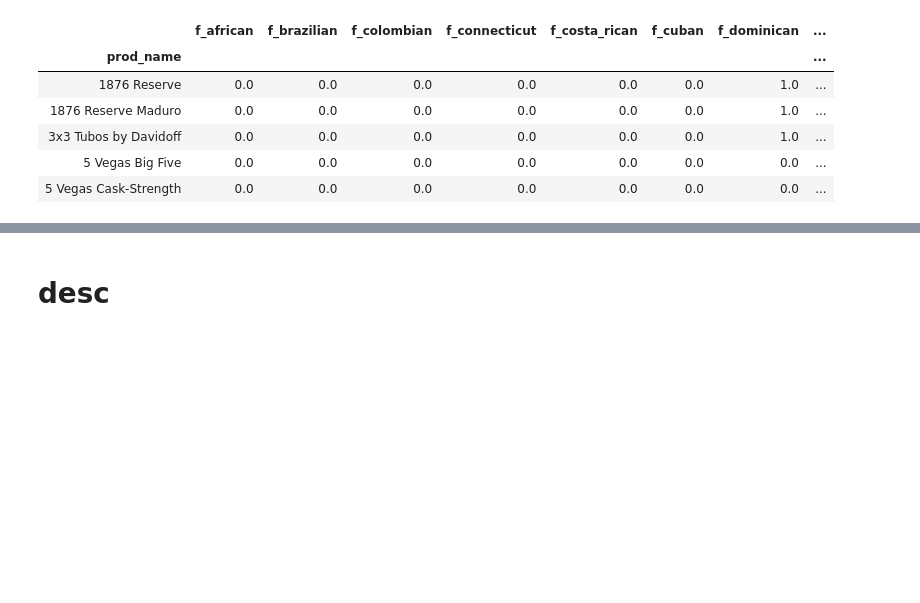
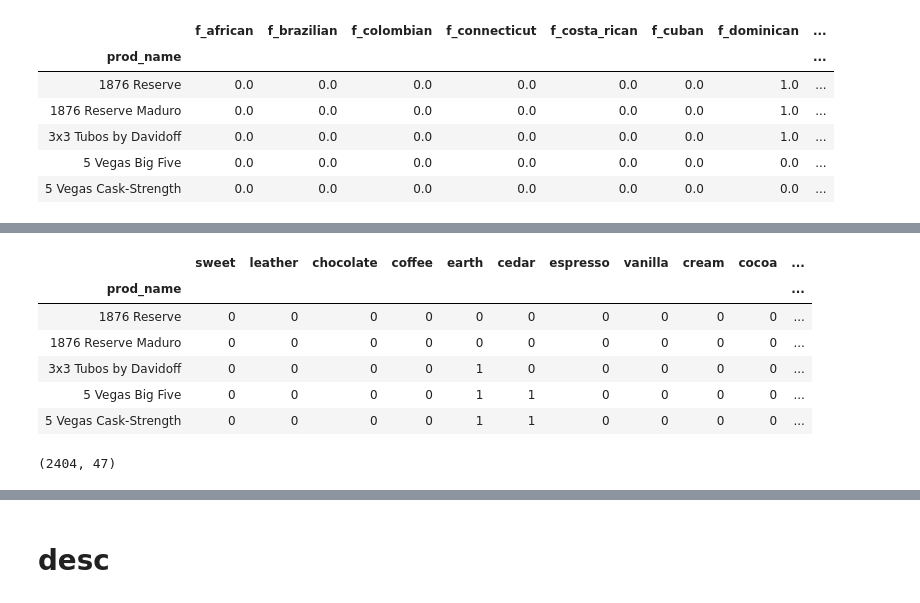
Before and after one commit to SteveRNewman/cigar_recommender, a Jupyter notebook: notebooks/Model.ipynb, the cells around one changed output, grey strips where cells are left out. Drawn from its saved outputs; the diff is of its cells as text; code cells hidden in the pictures; blank space fills up the shorter version.

```diff
--- a/notebooks/Model.ipynb
+++ b/notebooks/Model.ipynb
@@ -191,0 +130,3 @@ test9.head()
+# %%
+test50['c_targ']=test50.astype(int).dot(test50.columns+' ').str[:-1]
+test50
@@ -191,0 +151,12 @@ test9.head()
+# %%
+test50['c_targ_l']=test50.c_targ.apply(lambda sentence: list(word for word in sentence.split(" ")))
+# %%
+test50.head()
+# %% [output]
+|  | sweet | leather | chocolate | coffee | earth | cedar | espresso | vanilla | cream | cocoa | ... |
+| prod_name |  |  |  |  |  |  |  |  |  |  | ... |
+| 1876 Reserve | 0 | 0 | 0 | 0 | 0 | 0 | 0 | 0 | 0 | 0 | ... |
+| 1876 Reserve Maduro | 0 | 0 | 0 | 0 | 0 | 0 | 0 | 0 | 0 | 0 | ... |
+| 3x3 Tubos by Davidoff | 0 | 0 | 0 | 0 | 1 | 0 | 0 | 0 | 0 | 0 | ... |
+| 5 Vegas Big Five | 0 | 0 | 0 | 0 | 1 | 1 | 0 | 0 | 0 | 0 | ... |
+| 5 Vegas Cask-Strength | 0 | 0 | 0 | 0 | 1 | 1 | 0 | 0 | 0 | 0 | ... |
@@ -191,0 +165,4 @@ test9.head()
+# %%
+cdef.shape
+# %% [output]
+(2404, 47)
```
Also changed, not shown: parts of 37 cells of this notebook, 13 other files.
